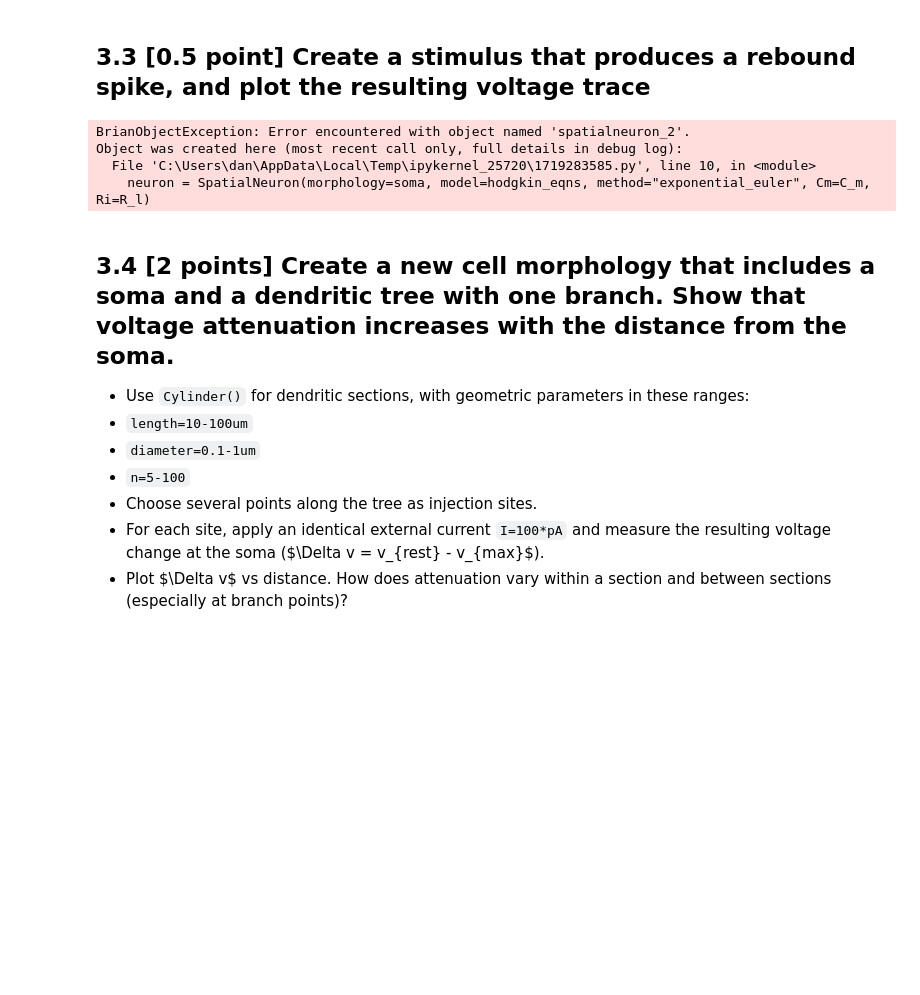
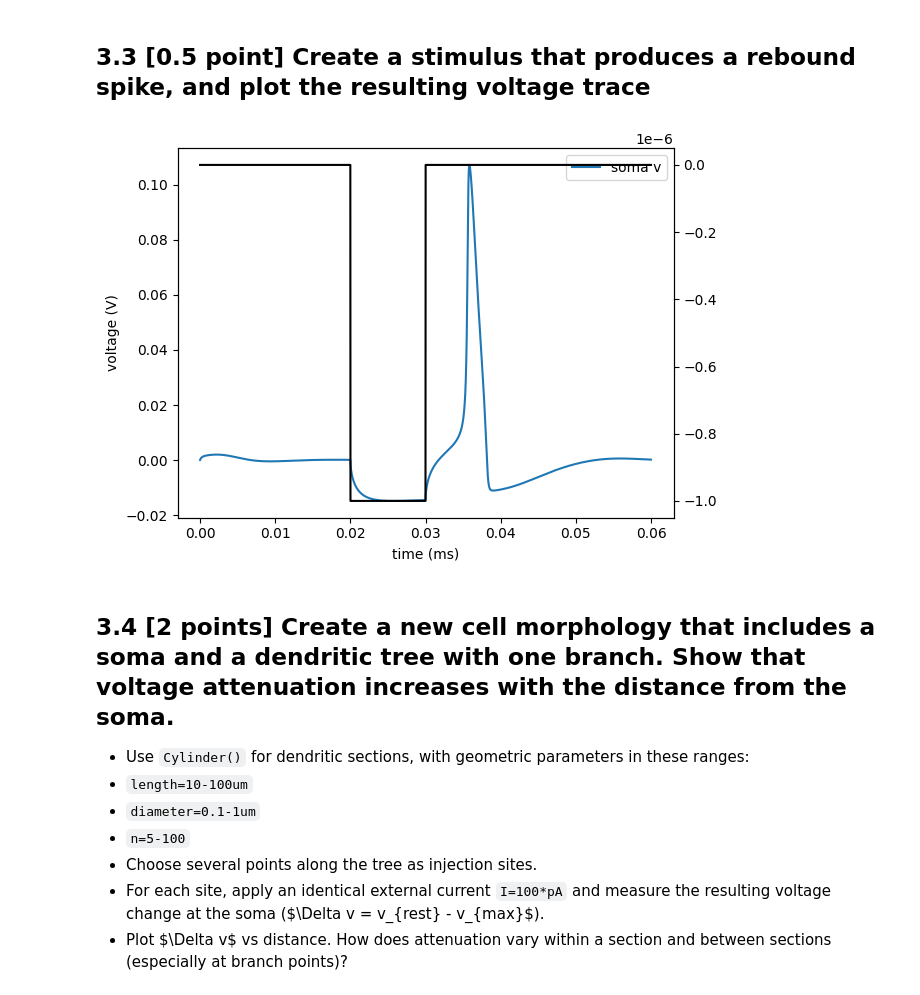
Before and after one commit to draymond63/syde-552, a Jupyter notebook: assignment1.ipynb, the cells around one changed output. Cells and saved outputs as stored; diff of their text form; code cells hidden in the pictures; blank space fills up the shorter version.

````diff
--- a/assignment1.ipynb
+++ b/assignment1.ipynb
@@ -581,29 +581,22 @@ plt.show()
 # %%
 # your solution here
 net.restore()
 neuron.I = 0*uA
+net.run(20*ms)
+neuron.I[0] = -1*uA
+net.run(10*ms)
+neuron.I = 0*uA
 net.run(30*ms)
-neuron.I[0] = -0.1*uA
-net.run(3*ms)
-neuron.I[0] = 0*uA
-net.run(1*ms)
-neuron.I[0] = 0.1*uA
-net.run(1*ms)
-neuron.I = 0*uA
-net.run(10*ms)
 
 fig, ax = plt.subplots()
 ax.plot(mon.t, mon.v[0], label='soma v')
 ax2 = ax.twinx()
 ax2.plot(mon.t, mon.I[0], color='k', label='I')
 ax.set(xlabel='time (ms)', ylabel='voltage (V)')
 ax.legend()
 plt.show()
 # %% [output]
-BrianObjectException: Error encountered with object named 'spatialneuron_2'.
-Object was created here (most recent call only, full details in debug log):
-  File 'C:\Users\dan\AppData\Local\Temp\ipykernel_25720\1719283585.py', line 10, in <module>
-    neuron = SpatialNeuron(morphology=soma, model=hodgkin_eqns, method="exponential_euler", Cm=C_m, Ri=R_l)
+[figure, added]
 # %% [markdown]
 ## 3.4 [2 points] Create a new cell morphology that includes a soma and a dendritic tree with one branch. Show that voltage attenuation increases with the distance from the soma.
 - Use ```Cylinder()``` for dendritic sections, with geometric parameters in these ranges:
````
Also changed, not shown: parts of 2 cells of this notebook.
